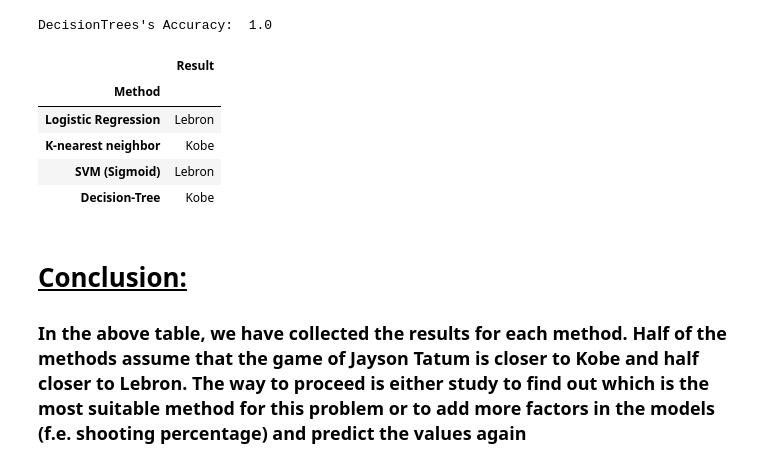
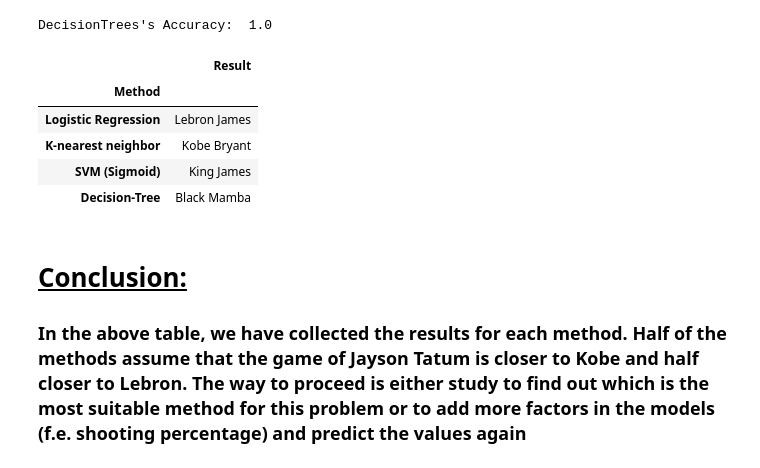
Before and after one commit to DemetrisEng/Data-Analysis-Machine-Learning, a Jupyter notebook: Jayson Tatum.ipynb, the cells around one changed output. Cells and saved outputs as stored; diff of their text form; code cells hidden in the pictures.

```diff
--- a/Jayson Tatum.ipynb
+++ b/Jayson Tatum.ipynb
@@ -1170,17 +1170,17 @@ print("DecisionTrees's Accuracy: ", metrics.accuracy_score(y_testset, predTree))
 # %% [output]
 DecisionTrees's Accuracy:  1.0
 # %%
-Results=pd.DataFrame({'Result':['Lebron','Kobe','Lebron','Kobe']})
+Results=pd.DataFrame({'Result':['Lebron James','Kobe Bryant','King James','Black Mamba']})
 Results.index=['Logistic Regression','K-nearest neighbor','SVM (Sigmoid)','Decision-Tree']
 Results.index.name='Method'
 Results
 # %% [output]
 |  | Result |
 | Method |  |
-| Logistic Regression | Lebron |
-| K-nearest neighbor | Kobe |
-| SVM (Sigmoid) | Lebron |
-| Decision-Tree | Kobe |
+| Logistic Regression | Lebron James |
+| K-nearest neighbor | Kobe Bryant |
+| SVM (Sigmoid) | King James |
+| Decision-Tree | Black Mamba |
 # %% [markdown]
 # <ins> Conclusion: </ins>
 ### In the above table, we have collected the results for each method. Half of the methods assume that the game of Jayson Tatum is closer to Kobe and half closer to Lebron. The way to proceed is either study to find out which is the most suitable method for this problem or to add more factors in the models (f.e. shooting percentage) and predict the values again
```
